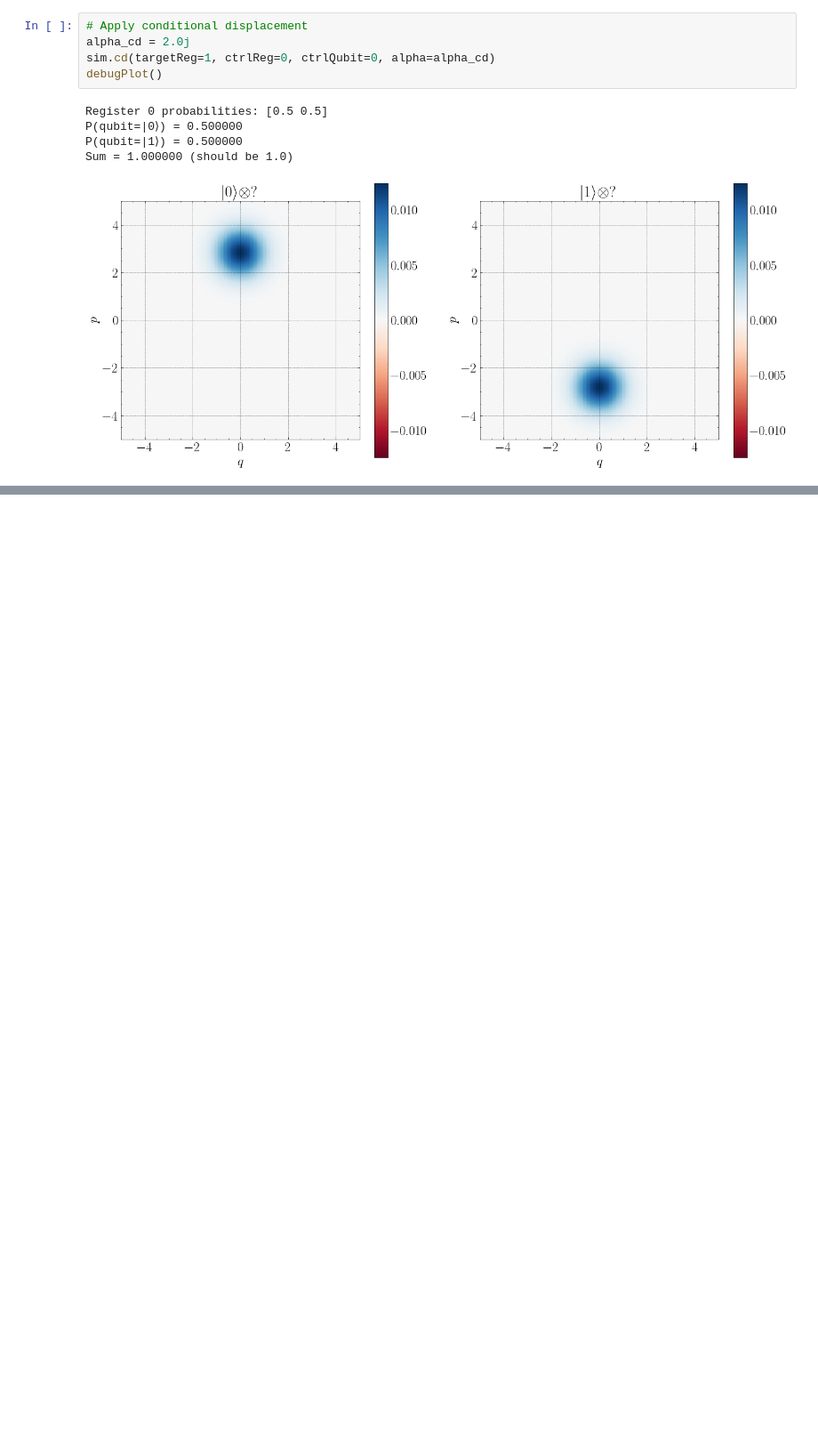
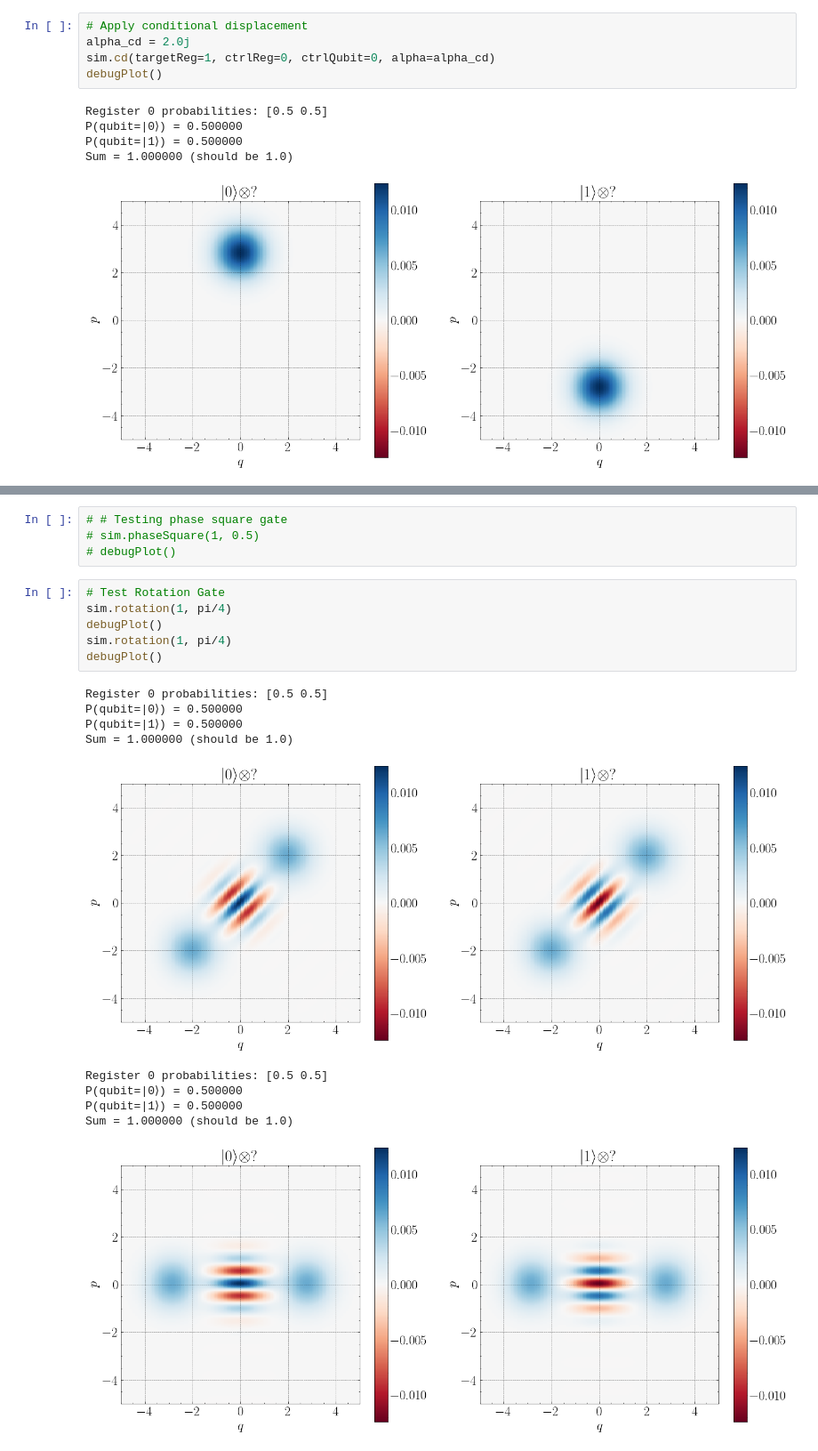
Before and after one commit to helloluxi/cuda-cvdv, a Jupyter notebook: test.ipynb, the cells around one changed output, grey strips where cells are left out. Shown at 89% size. Drawn from its saved outputs; the diff is of its cells as text; blank space fills up the shorter version.

```diff
--- a/test.ipynb
+++ b/test.ipynb
@@ -197,0 +212,21 @@ Sum = 1.000000 (should be 1.0)
+# %%
+# # Testing phase square gate
+# sim.phaseSquare(1, 0.5)
+# debugPlot()
+# %%
+# Test Rotation Gate
+sim.rotation(1, pi/4)
+debugPlot()
+sim.rotation(1, pi/4)
+debugPlot()
+# %% [output]
+Register 0 probabilities: [0.5 0.5]
+P(qubit=|0⟩) = 0.500000
+P(qubit=|1⟩) = 0.500000
+Sum = 1.000000 (should be 1.0)
+[figure, added]
+Register 0 probabilities: [0.5 0.5]
+P(qubit=|0⟩) = 0.500000
+P(qubit=|1⟩) = 0.500000
+Sum = 1.000000 (should be 1.0)
+[figure, added]
```
Also changed, not shown: parts of 5 cells of this notebook, 2 other files.
